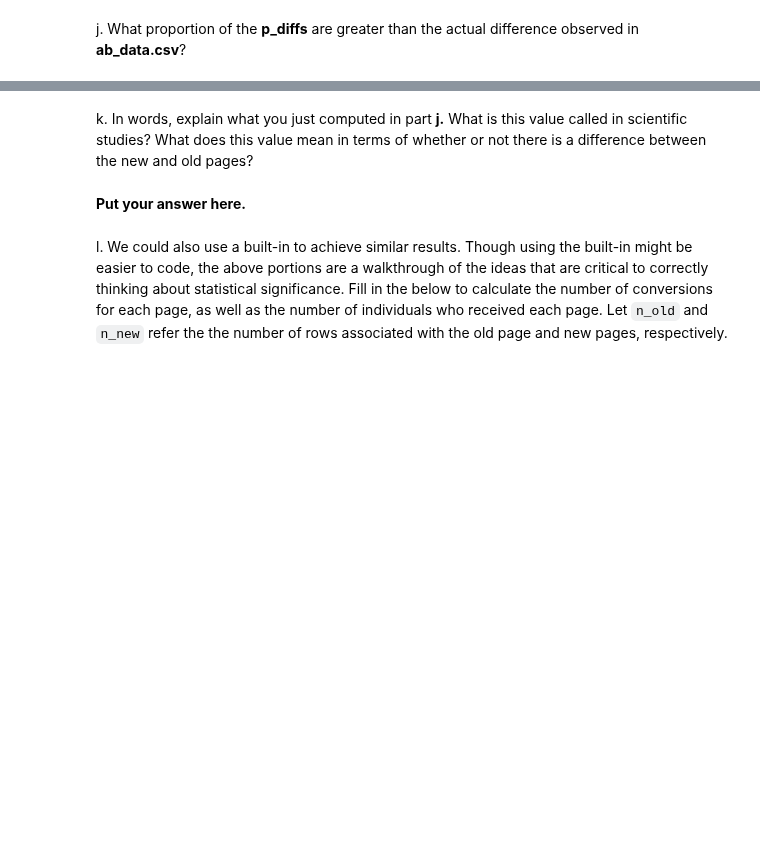
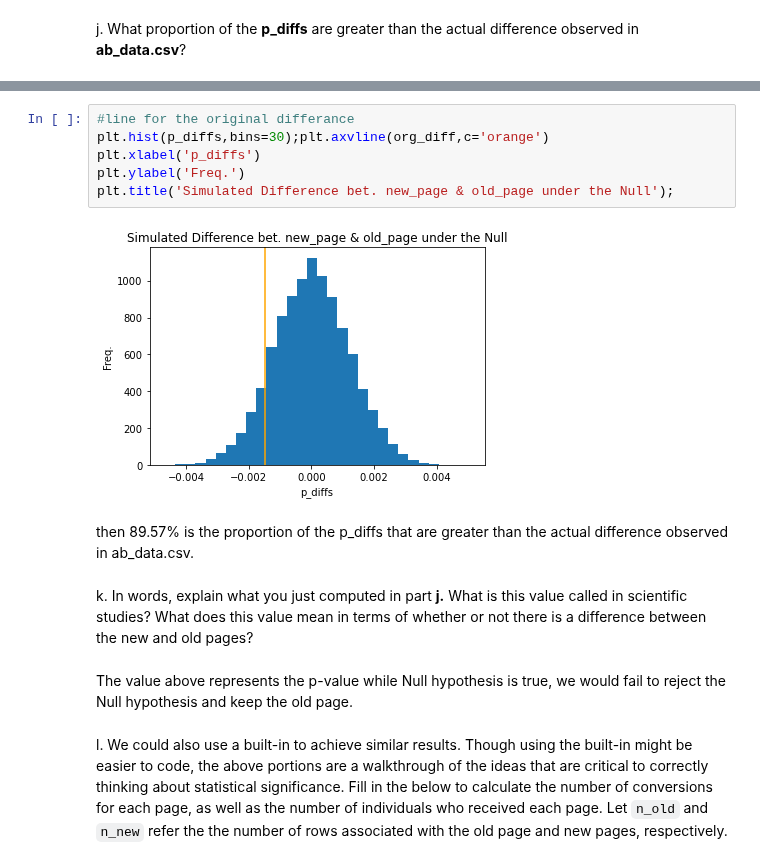
Before and after one commit to Theabdelkader/Analyze-AB-Test-Results, a Jupyter notebook: Analyze_ab_test_results_notebook.ipynb, the cells around one changed output, grey strips where cells are left out. Cells and saved outputs as stored; diff of their text form; blank space fills up the shorter version.

```diff
--- a/Analyze_ab_test_results_notebook.ipynb
+++ b/Analyze_ab_test_results_notebook.ipynb
@@ -227,6 +289,16 @@ j. What proportion of the **p_diffs** are greater than the actual difference obs
+# %%
+#line for the original differance
+plt.hist(p_diffs,bins=30);plt.axvline(org_diff,c='orange')
+plt.xlabel('p_diffs')
+plt.ylabel('Freq.')
+plt.title('Simulated Difference bet. new_page & old_page under the Null');
+# %% [output]
+[figure, added]
+# %% [markdown]
+then 89.57% is the proportion of the p_diffs that are greater than the actual difference observed in ab_data.csv.
 # %% [markdown]
 k. In words, explain what you just computed in part **j.**  What is this value called in scientific studies?  What does this value mean in terms of whether or not there is a difference between the new and old pages?
-# %% [markdown]
-**Put your answer here.**
+# %% [markdown]
+The value above represents the p-value while Null hypothesis is true, we would fail to reject the Null hypothesis and keep the old page.
 # %% [markdown]
 l. We could also use a built-in to achieve similar results.  Though using the built-in might be easier to code, the above portions are a walkthrough of the ideas that are critical to correctly thinking about statistical significance. Fill in the below to calculate the number of conversions for each page, as well as the number of individuals who received each page. Let `n_old` and `n_new` refer the the number of rows associated with the old page and new pages, respectively.
```
Also changed, not shown: parts of 20 cells of this notebook.
